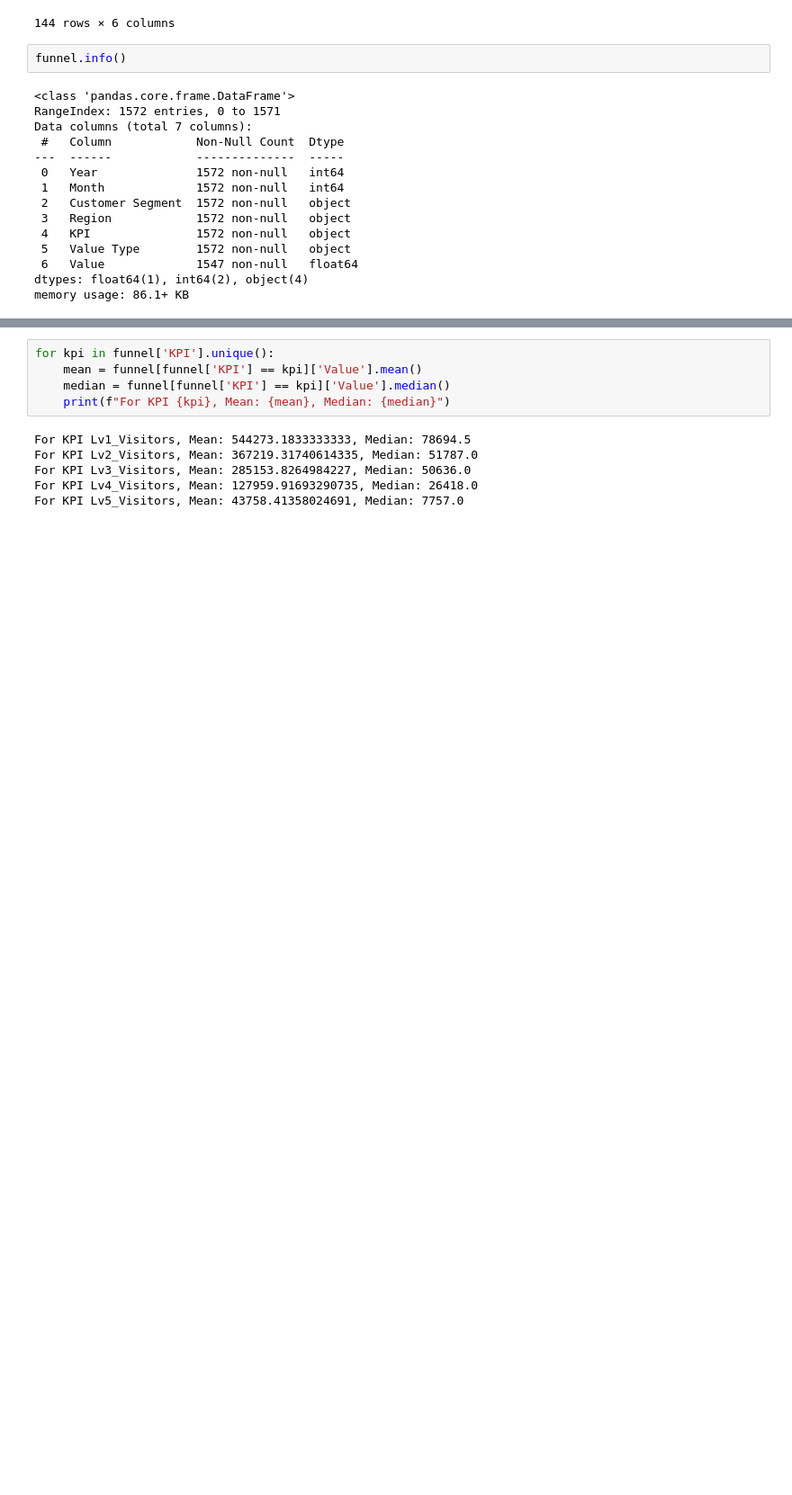
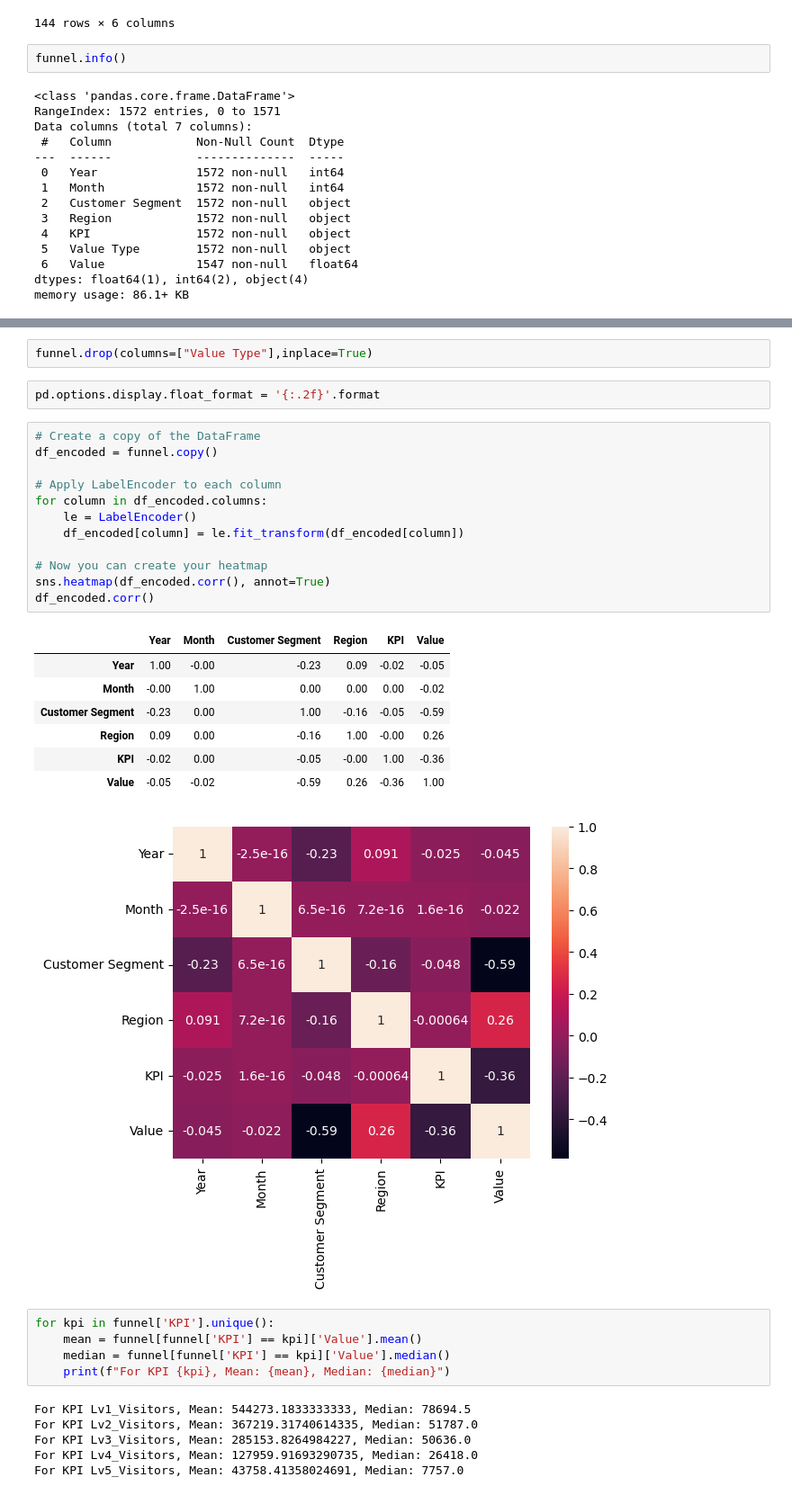
Before and after one commit to UtkarshPrajapati/Flittfy-Internship-Project, a Jupyter notebook: main.ipynb, the cells around one changed output, grey strips where cells are left out. Shown: that part at 90% size. Saved outputs shown, nothing was run; the diff lists cells and outputs as text; blank space fills up the shorter version.

```diff
--- a/main.ipynb
+++ b/main.ipynb
@@ -79,4 +81,29 @@ Year  Month  Customer Segment  Region     KPI           Value Type  Value
 Name: count, Length: 1547, dtype: int64
+# %%
+funnel.drop(columns=["Value Type"],inplace=True)
+# %%
+pd.options.display.float_format = '{:.2f}'.format
+# %%
+# Create a copy of the DataFrame
+df_encoded = funnel.copy()
+
+# Apply LabelEncoder to each column
+for column in df_encoded.columns:
+    le = LabelEncoder()
+    df_encoded[column] = le.fit_transform(df_encoded[column])
+
+# Now you can create your heatmap
+sns.heatmap(df_encoded.corr(), annot=True)
+df_encoded.corr()
+# %% [output]
+|  | Year | Month | Customer Segment | Region | KPI | Value |
+| Year | 1.00 | -0.00 | -0.23 | 0.09 | -0.02 | -0.05 |
+| Month | -0.00 | 1.00 | 0.00 | 0.00 | 0.00 | -0.02 |
+| Customer Segment | -0.23 | 0.00 | 1.00 | -0.16 | -0.05 | -0.59 |
+| Region | 0.09 | 0.00 | -0.16 | 1.00 | -0.00 | 0.26 |
+| KPI | -0.02 | 0.00 | -0.05 | -0.00 | 1.00 | -0.36 |
+| Value | -0.05 | -0.02 | -0.59 | 0.26 | -0.36 | 1.00 |
+[figure, added]
 # %%
 for kpi in funnel['KPI'].unique():
     mean = funnel[funnel['KPI'] == kpi]['Value'].mean()
```
Also changed, not shown: parts of 17 cells of this notebook, 4 other files.
